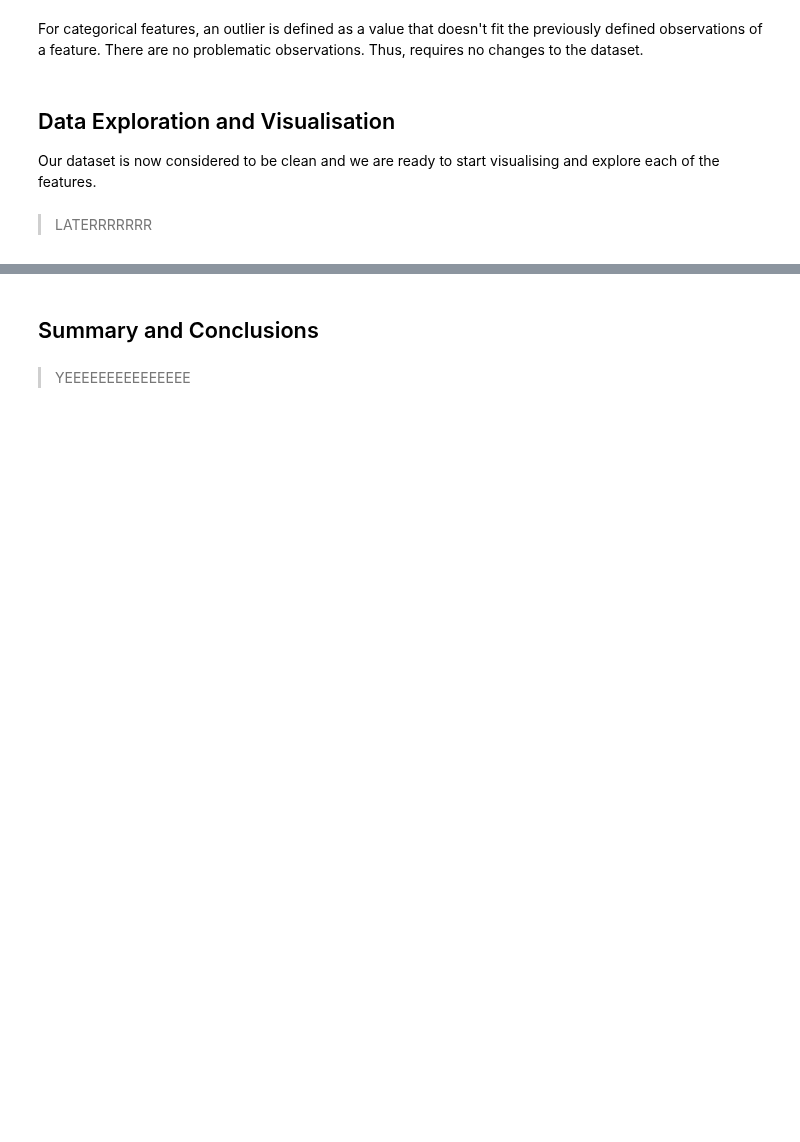
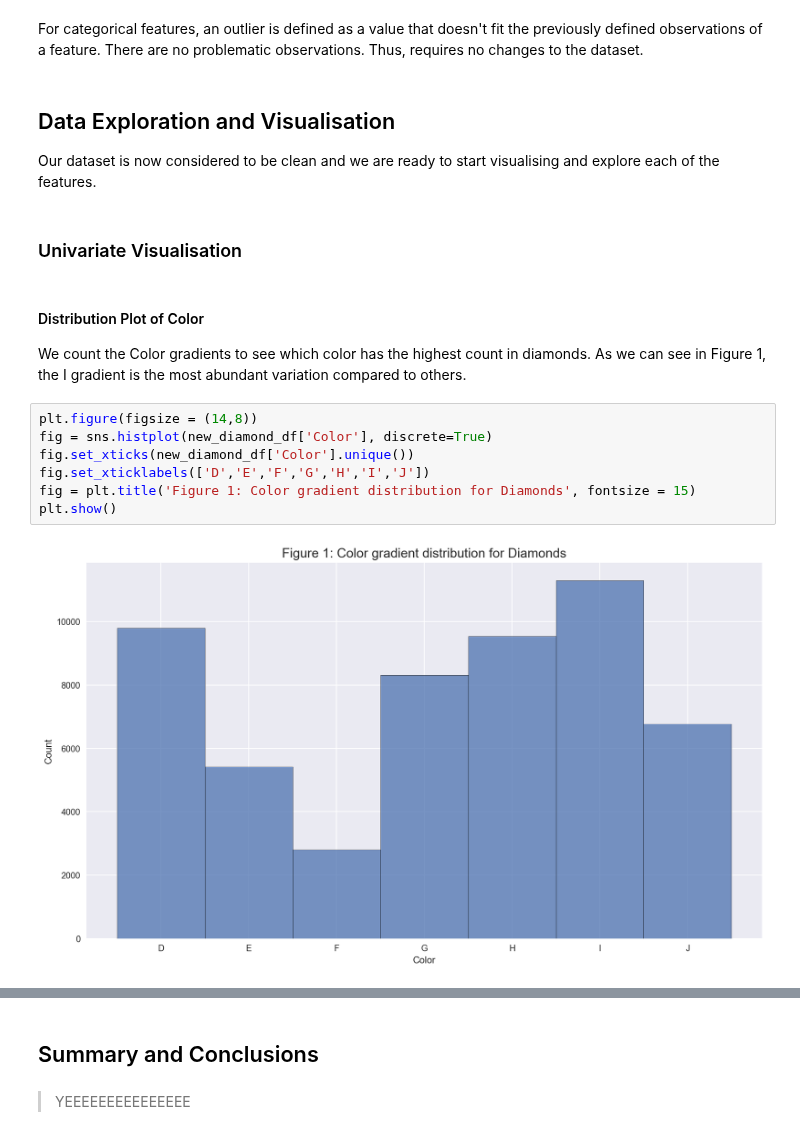
Before and after one commit to Jobi060704/Predicting-Diamond-Prices-RMIT, a Jupyter notebook: mathstuffthing.ipynb, the cells around one changed output, grey strips where cells are left out. Saved outputs shown, nothing was run; the diff lists cells and outputs as text; blank space fills up the shorter version.

Commit message:
Univariable plots halfway doen

```diff
--- a/mathstuffthing.ipynb
+++ b/mathstuffthing.ipynb
@@ -131,5 +173,18 @@ For categorical features, an outlier is defined as a value that doesn't fit the
 ## Data Exploration and Visualisation
 
 Our dataset is now considered to be clean and we are ready to start visualising and explore each of the features.
-# %% [markdown]
-> LATERRRRRRR
+# %% [markdown]
+### Univariate Visualisation
+# %% [markdown]
+#### Distribution Plot of Color
+
+We count the Color gradients to see which color has the highest count in diamonds. As we can see in Figure 1, the I gradient is the most abundant variation compared to others.
+# %%
+plt.figure(figsize = (14,8))
+fig = sns.histplot(new_diamond_df['Color'], discrete=True)
+fig.set_xticks(new_diamond_df['Color'].unique())
+fig.set_xticklabels(['D','E','F','G','H','I','J'])
+fig = plt.title('Figure 1: Color gradient distribution for Diamonds', fontsize = 15)
+plt.show()
+# %% [output]
+[figure, added]
```
Also changed, not shown: parts of 7 cells of this notebook.
